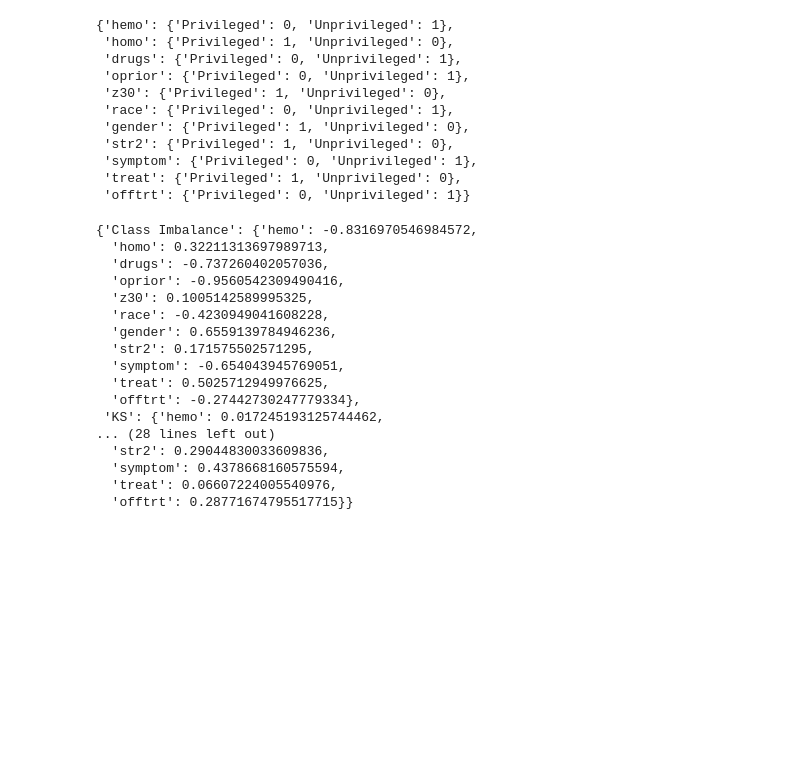
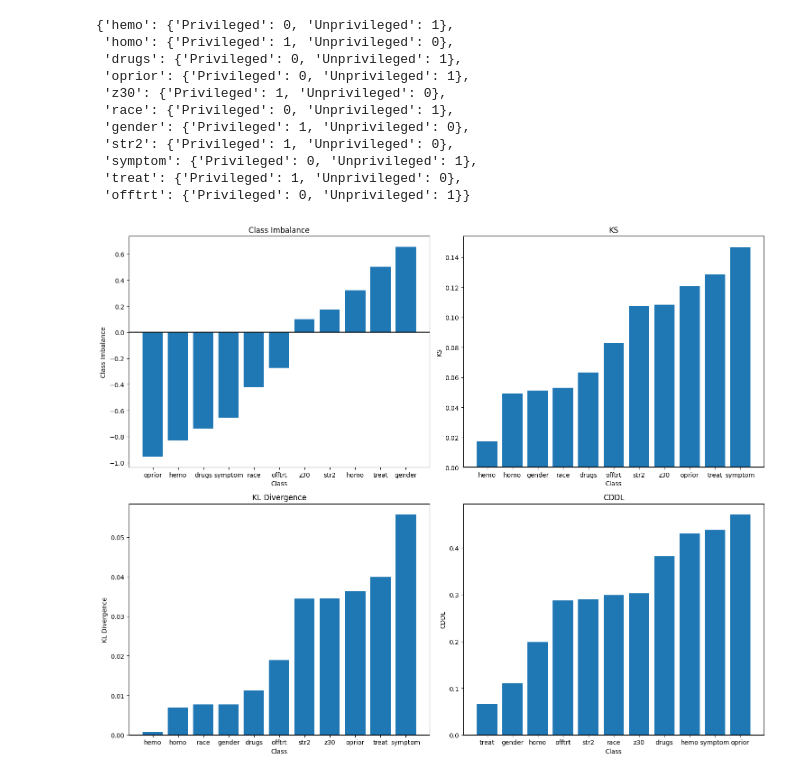
Before and after one commit to diegodimer/SBCAS2025, a Jupyter notebook: notebooks-defaultDataset/aids.ipynb, the cells around one changed output. Drawn from its saved outputs; the diff is of its cells as text; code cells hidden in the pictures; blank space fills up the shorter version.

Commit message:
feat: enhance metrics graph functionality and handle NaN values

```diff
--- a/notebooks-defaultDataset/aids.ipynb
+++ b/notebooks-defaultDataset/aids.ipynb
@@ -75,23 +75,9 @@ protected_attr_mappings
 # %%
 h.protected_attr_mappings = protected_attr_mappings
 h.protected_attr = list(protected_attr_mappings.keys())
-h.get_metrics(correlated_vars=max_corr,
+metrics = h.get_metrics(correlated_vars=max_corr,
     df_train=df)
-# %% [output]
-{'Class Imbalance': {'hemo': -0.8316970546984572,
-  'homo': 0.32211313697989713,
-  'drugs': -0.737260402057036,
-  'oprior': -0.9560542309490416,
-  'z30': 0.1005142589995325,
-  'race': -0.4230949041608228,
-  'gender': 0.6559139784946236,
-  'str2': 0.171575502571295,
-  'symptom': -0.654043945769051,
-  'treat': 0.5025712949976625,
-  'offtrt': -0.27442730247779334},
- 'KS': {'hemo': 0.017245193125744462,
-... (28 lines left out)
-  'str2': 0.29044830033609836,
-  'symptom': 0.4378668160575594,
-  'treat': 0.06607224005540976,
-  'offtrt': 0.28771674795517715}}
+# %%
+h.get_metrics_graph(metrics, plt)
+# %% [output]
+[figure, added]
```
Also changed, not shown: 3 other files.
